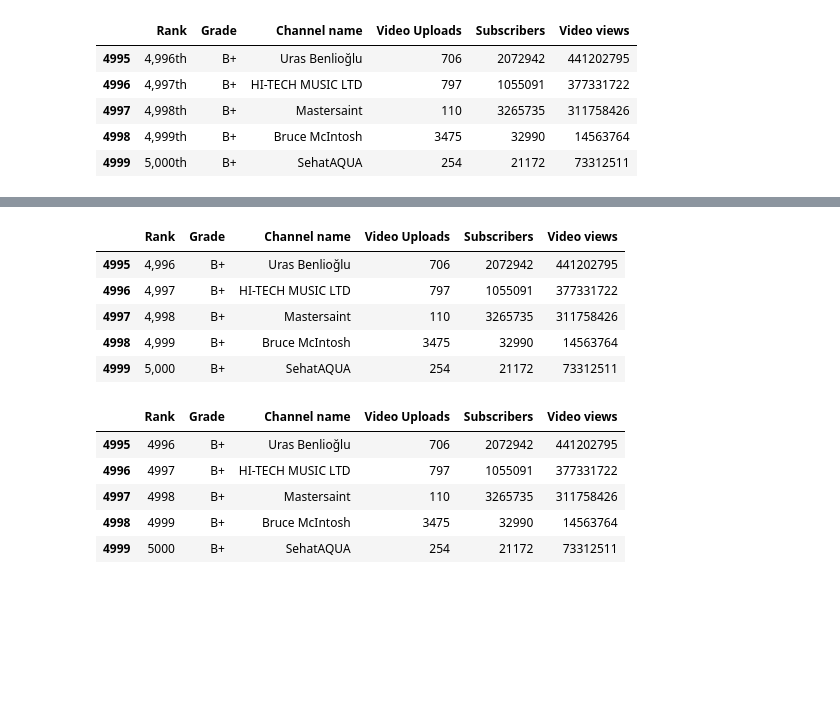
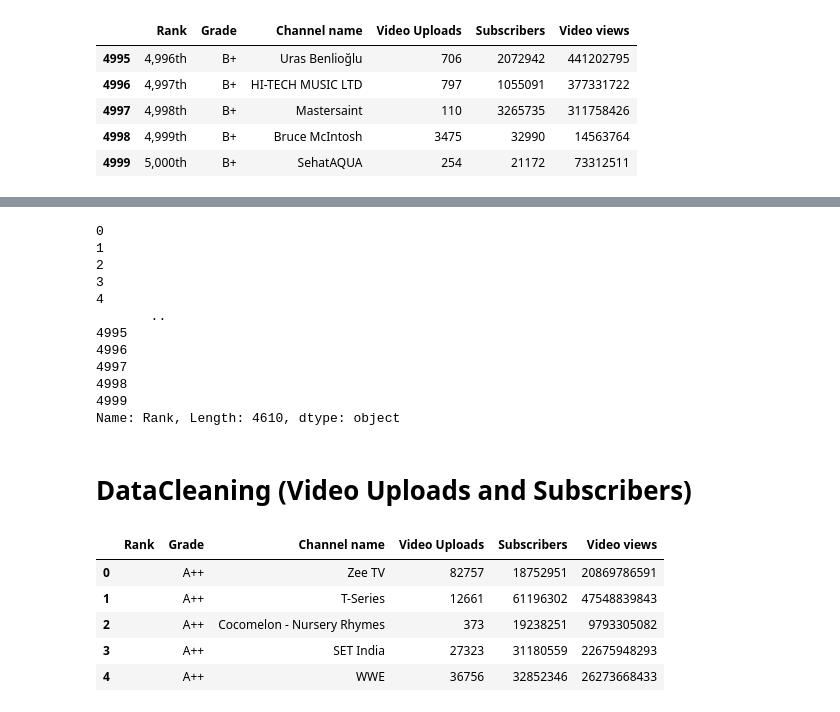
Before and after one commit to Abricos-gt/Data_Science_projects, a Jupyter notebook: youtube-analysis.ipynb, the cells around one changed output, grey strips where cells are left out. Drawn from its saved outputs; the diff is of its cells as text; code cells hidden in the pictures; blank space fills up the shorter version.

Commit message:
data cleaning for video uploads and subscribers

```diff
--- a/youtube-analysis.ipynb
+++ b/youtube-analysis.ipynb
@@ -188,22 +190,28 @@ df1.tail()
 # %%
 df1['Rank'] = df1['Rank'].str[0:-2]
 # %%
-df1.tail()
+df1['Rank']
 # %% [output]
-|  | Rank | Grade | Channel name | Video Uploads | Subscribers | Video views |
-| 4995 | 4,996 | B+ | Uras Benlioğlu | 706 | 2072942 | 441202795 |
-| 4996 | 4,997 | B+ | HI-TECH MUSIC LTD | 797 | 1055091 | 377331722 |
-| 4997 | 4,998 | B+ | Mastersaint | 110 | 3265735 | 311758426 |
-| 4998 | 4,999 | B+ | Bruce McIntosh | 3475 | 32990 | 14563764 |
-| 4999 | 5,000 | B+ | SehatAQUA | 254 | 21172 | 73312511 |
+0
+1
+2
+3
+4
+       ..
+4995
+4996
+4997
+4998
+4999
+Name: Rank, Length: 4610, dtype: object
-# %%
-df1['Rank'] = df1['Rank'].str.replace(',' , '')
-# %%
-df1.tail()
-# %% [output]
-|  | Rank | Grade | Channel name | Video Uploads | Subscribers | Video views |
-| 4995 | 4996 | B+ | Uras Benlioğlu | 706 | 2072942 | 441202795 |
-| 4996 | 4997 | B+ | HI-TECH MUSIC LTD | 797 | 1055091 | 377331722 |
-| 4997 | 4998 | B+ | Mastersaint | 110 | 3265735 | 311758426 |
-| 4998 | 4999 | B+ | Bruce McIntosh | 3475 | 32990 | 14563764 |
-| 4999 | 5000 | B+ | SehatAQUA | 254 | 21172 | 73312511 |
+# %% [markdown]
+# DataCleaning (Video Uploads and Subscribers)
+# %%
+df1.head()
+# %% [output]
+|  | Rank | Grade | Channel name | Video Uploads | Subscribers | Video views |
+| 0 |  | A++ | Zee TV | 82757 | 18752951 | 20869786591 |
+| 1 |  | A++ | T-Series | 12661 | 61196302 | 47548839843 |
+| 2 |  | A++ | Cocomelon - Nursery Rhymes | 373 | 19238251 | 9793305082 |
+| 3 |  | A++ | SET India | 27323 | 31180559 | 22675948293 |
+| 4 |  | A++ | WWE | 36756 | 32852346 | 26273668433 |
```
Also changed, not shown: parts of 6 cells of this notebook.
